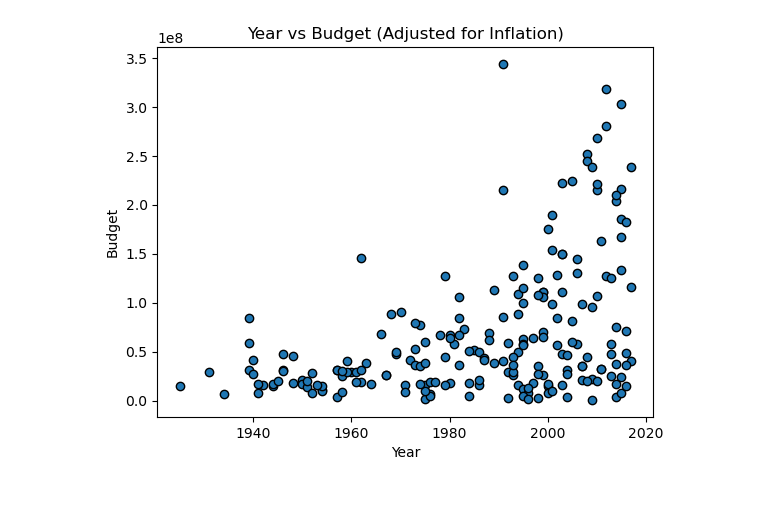
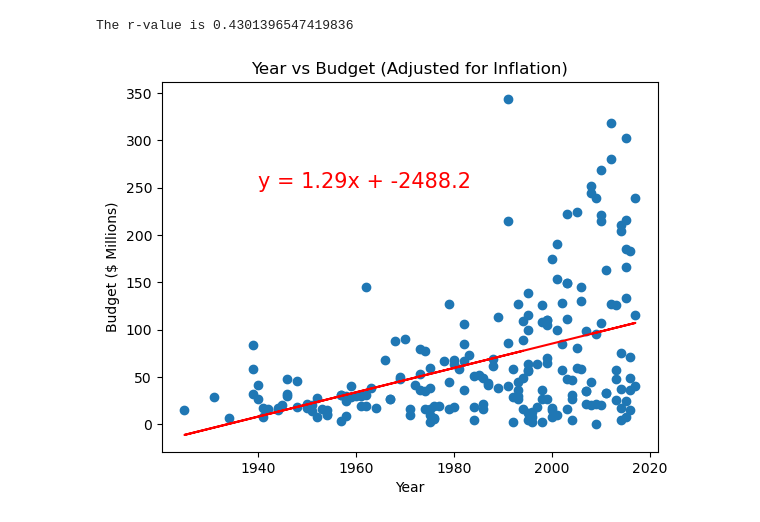
Before and after one commit to shollis0919/Project-1, a Jupyter notebook: Noteboook/Movie Notebook.ipynb, the cells around one changed output. Saved outputs shown, nothing was run; the diff lists cells and outputs as text; code cells hidden in the pictures.

```diff
--- a/Noteboook/Movie Notebook.ipynb
+++ b/Noteboook/Movie Notebook.ipynb
@@ -95,0 +103,17 @@ dtype: int64
+# %%
+# inflation adjustment for Budget
+movie_data_with_revenue["Budget"] = movie_data_with_revenue.apply(lambda x: cpi.inflate(x["Budget"], x["Year"]), axis=1)
+movie_data_with_revenue["Budget"] = movie_data_with_revenue.loc[:, "Budget"].astype(int)
+
+# Eliminate unused columns
+movie_data_with_revenue = movie_data_with_revenue[["Title", "Year", "imdbRating", "imdbVotes", "Budget", "Revenue", ]]
+movie_data_with_revenue = movie_data_with_revenue.rename(columns={"imdbRating":"IMDB Rating", "imdbVotes":"IMDB Votes"})
+# Filter out obvious outliers
+# https://en.wikipedia.org/wiki/List_of_most_expensive_films
+movie_data_with_revenue = movie_data_with_revenue[movie_data_with_revenue["Budget"] <= 500000000]
+
+# FINAL merged sort
+movie_data_with_revenue.head()
+
+# Export the merged dataset into a csv
+movie_data_with_revenue.to_csv("../output_data/merged_dataset.csv", index_label="Title")
@@ -95,0 +139,12 @@ dtype: int64
+# %%
+# Define Linear Regression function for plots
+
+def linear_regression(x_values, y_values, x_annotate, y_annotate):
+    (slope, intercept, rvalue, pvalue, stderr) = linregress(x_values, y_values)
+    regress_values = x_values * slope + intercept
+    line_eq = "y = " + str(round(slope,2)) + "x + " + str(round(intercept,2))
+    plt.scatter(x_values,y_values)
+    plt.plot(x_values,regress_values,"r-")
+    text = plt.annotate(line_eq,(x_annotate, y_annotate),fontsize=15,color="red")
+    print(f'The r-value is {rvalue}')
+    return
@@ -96,19 +211,24 @@ dtype: int64
 # %%
 # Release year vs budget (adjusted)
-year = movie_data_adjusted["Year"]
-budget = movie_data_adjusted["Budget (Adjusted for Inflation)"]
+x_values = movie_data_with_revenue["Year"]
+y_values = movie_data_with_revenue["Budget"].div(1000000).round(2)
+x_annotate = 1940
+y_annotate = 250
 
-plt.scatter(year, budget, edgecolor ='black')
+# Linear Regression Plot
+linear_regression(x_values, y_values, x_annotate, y_annotate)
+
 
 # # Incorporate the other graph properties
 plt.title("Year vs Budget (Adjusted for Inflation)")
 plt.xlabel("Year")
-plt.ylabel("Budget")
+plt.ylabel("Budget ($ Millions)")
 
 # # Save the figure
-# plt.savefig("output_data/Fig2.png")
+plt.savefig("../output_data/Year_budget.png")
 
 # Show plot
 plt.show()
 # %% [output]
+The r-value is 0.4301396547419836
-[figure, old version]
+[figure, new version]
```
Also changed, not shown: parts of 27 cells of this notebook, 17 other files.
